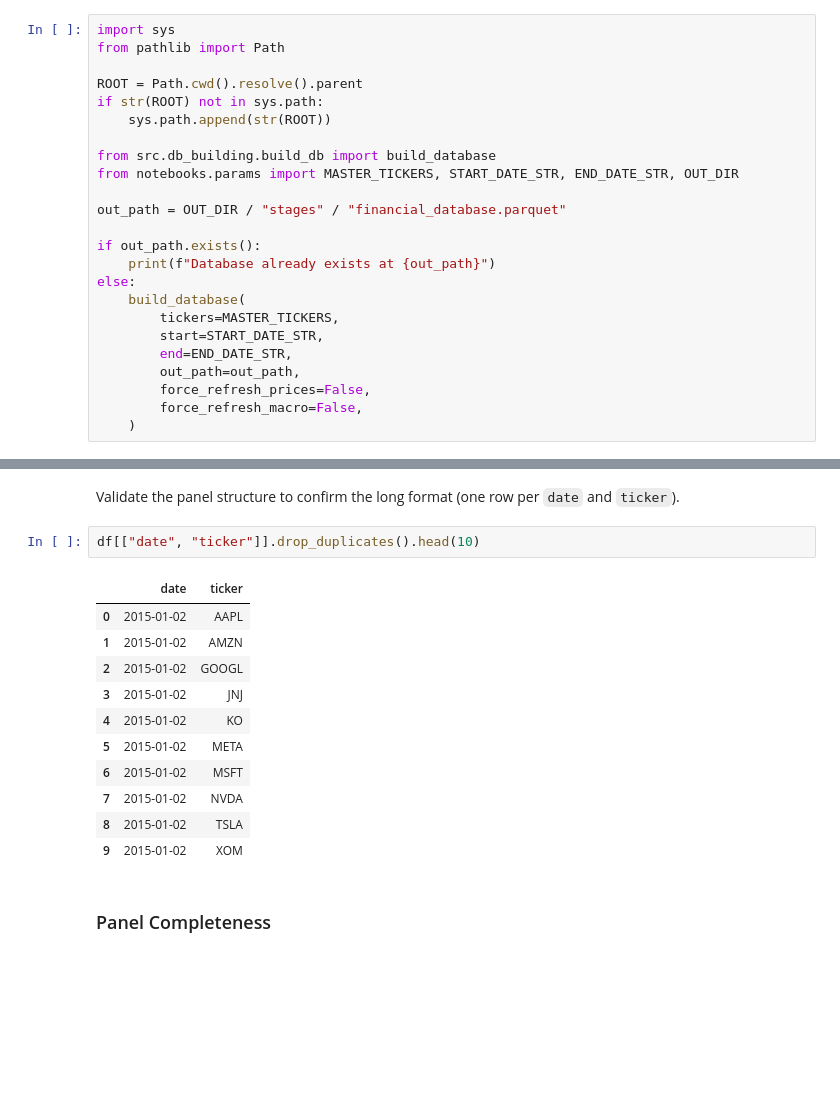
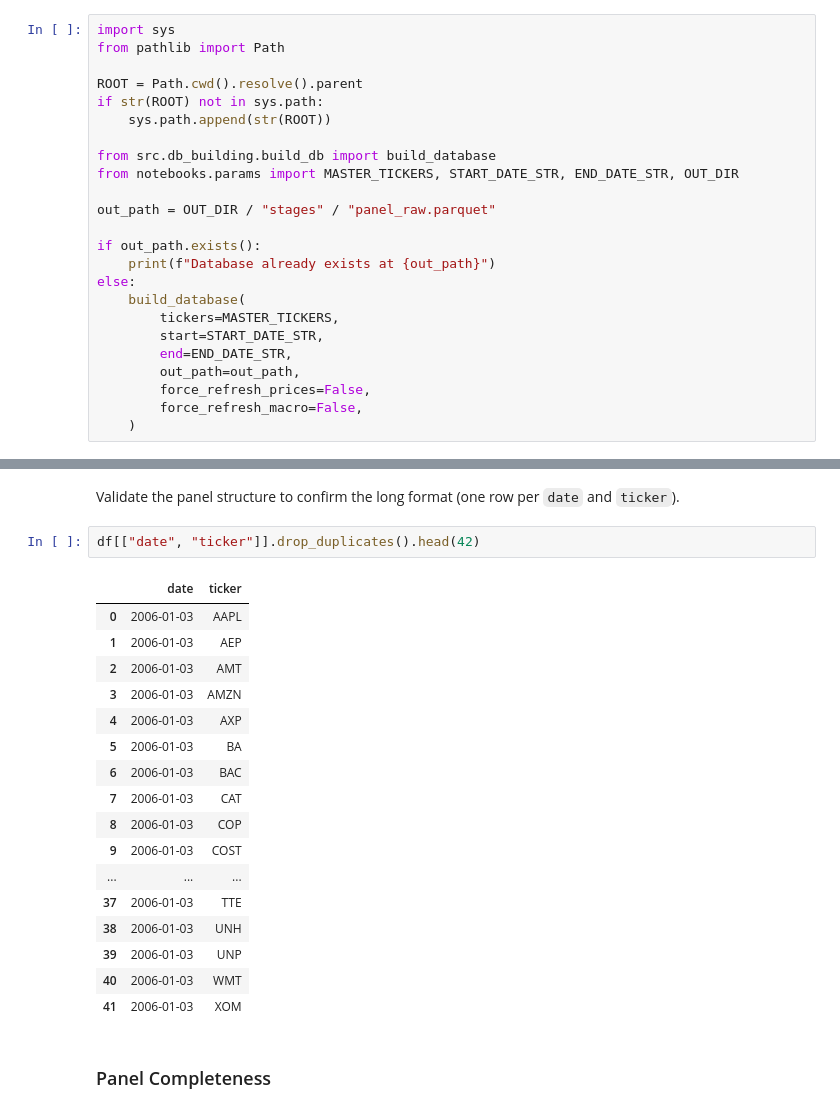
Before and after one commit to IgorDragone/hybrid-stock-prediction-thesis, a Jupyter notebook: notebooks/01_db_build.ipynb, the cells around one changed output, grey strips where cells are left out. Cells and saved outputs as stored; diff of their text form; blank space fills up the shorter version.

```diff
--- a/notebooks/01_db_build.ipynb
+++ b/notebooks/01_db_build.ipynb
@@ -15,7 +16,7 @@ if str(ROOT) not in sys.path:
 from src.db_building.build_db import build_database
 from notebooks.params import MASTER_TICKERS, START_DATE_STR, END_DATE_STR, OUT_DIR
 
-out_path = OUT_DIR / "stages" / "financial_database.parquet"
+out_path = OUT_DIR / "stages" / "panel_raw.parquet"
 
 if out_path.exists():
     print(f"Database already exists at {out_path}")
@@ -240,19 +199,25 @@ duplicate rows on (date,ticker): 0
 # %% [markdown]
 Validate the panel structure to confirm the long format (one row per `date` and `ticker`).
 # %%
-df[["date", "ticker"]].drop_duplicates().head(10)
+df[["date", "ticker"]].drop_duplicates().head(42)
 # %% [output]
 |  | date | ticker |
-| 0 | 2015-01-02 | AAPL |
-| 1 | 2015-01-02 | AMZN |
-| 2 | 2015-01-02 | GOOGL |
-| 3 | 2015-01-02 | JNJ |
-| 4 | 2015-01-02 | KO |
-| 5 | 2015-01-02 | META |
-| 6 | 2015-01-02 | MSFT |
-| 7 | 2015-01-02 | NVDA |
-| 8 | 2015-01-02 | TSLA |
-| 9 | 2015-01-02 | XOM |
+| 0 | 2006-01-03 | AAPL |
+| 1 | 2006-01-03 | AEP |
+| 2 | 2006-01-03 | AMT |
+| 3 | 2006-01-03 | AMZN |
+| 4 | 2006-01-03 | AXP |
+| 5 | 2006-01-03 | BA |
+| 6 | 2006-01-03 | BAC |
+| 7 | 2006-01-03 | CAT |
+| 8 | 2006-01-03 | COP |
+| 9 | 2006-01-03 | COST |
+| ... | ... | ... |
+| 37 | 2006-01-03 | TTE |
+| 38 | 2006-01-03 | UNH |
+| 39 | 2006-01-03 | UNP |
+| 40 | 2006-01-03 | WMT |
+| 41 | 2006-01-03 | XOM |
 # %% [markdown]
 ### Panel Completeness
 # %% [markdown]
```
Also changed, not shown: parts of 69 cells of this notebook, 9 other files.
